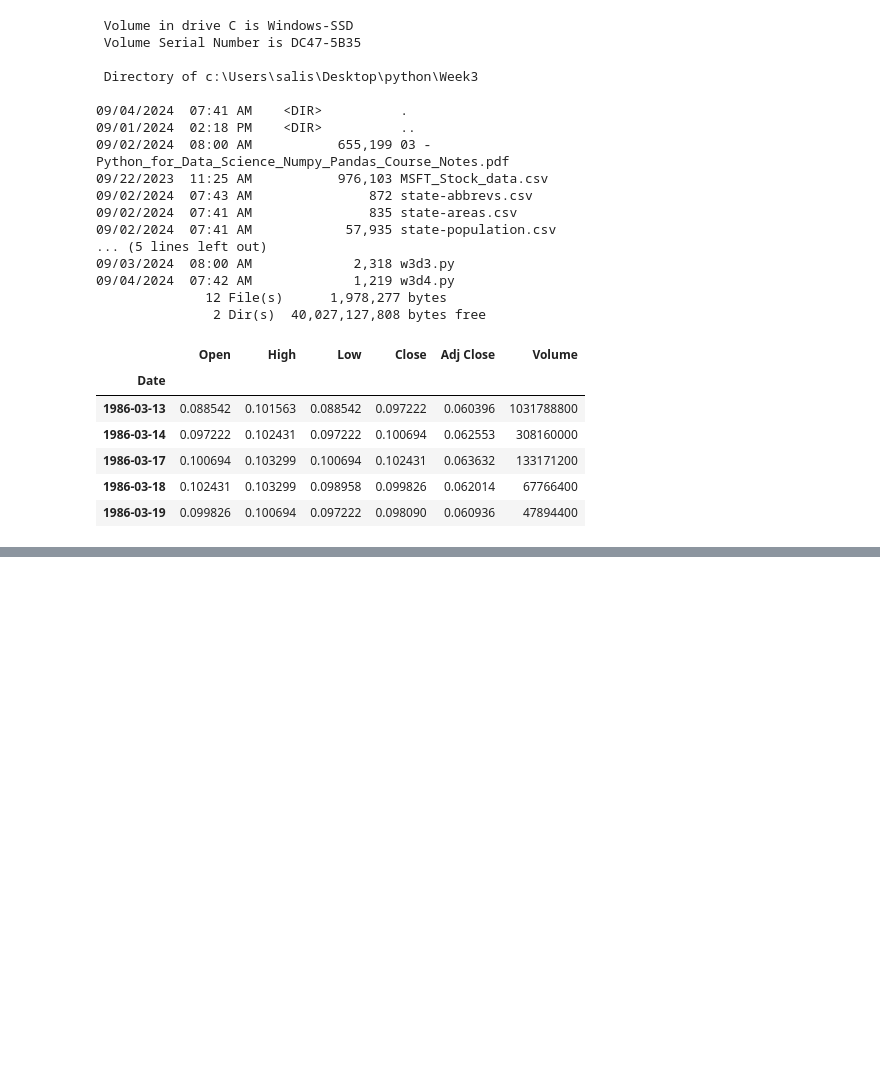
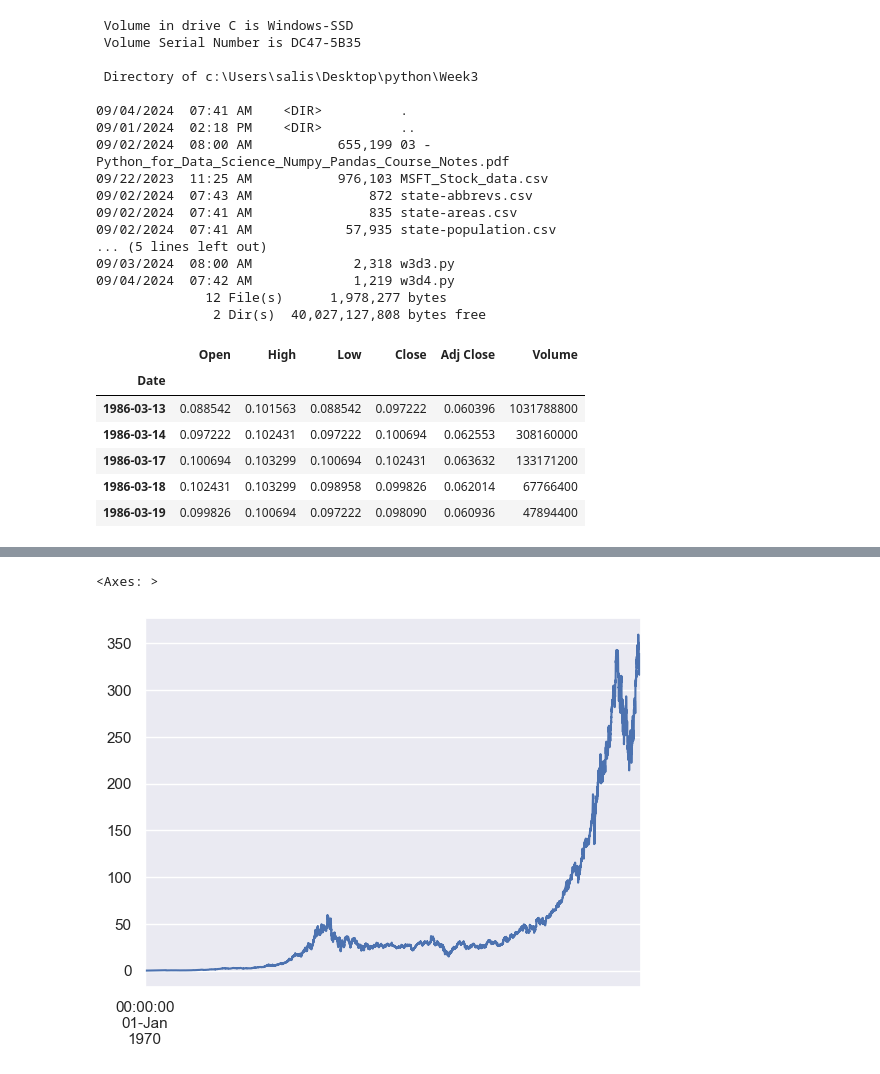
Before and after one commit to salishakya/mindrisers, a Jupyter notebook: Week3/w3d4.ipynb, the cells around one changed output, grey strips where cells are left out. Drawn from its saved outputs; the diff is of its cells as text; code cells hidden in the pictures; blank space fills up the shorter version.

```diff
--- a/Week3/w3d4.ipynb
+++ b/Week3/w3d4.ipynb
@@ -162,0 +170,2 @@ msft.head()
+# %%
+msft = pd.read_csv("MSFT_Stock_data.csv")
@@ -162,0 +187,10 @@ msft.head()
+# %%
+msft_close = msft["Close"]
+print(msft_close.index)
+print("previous data type is", msft_close.index.dtype)
+print("-" * 40)
+msft_close.index = pd.to_datetime(msft_close.index)
+print(msft_close.index)
+print("-" * 40)
+print("new data type is ", msft_close.index.dtype)
+print("-" * 40)
@@ -162,0 +215,18 @@ msft.head()
+# %%
+%matplotlib inline
+# Ensures that any plots generated by Matplotlib will be displayed directly in the Jupyter Notebook.
+
+import matplotlib.pyplot as plt
+# Imports the Matplotlib library and its 'pyplot' module, which provides a MATLAB-like interface for creating plots and visualizations.
+
+import seaborn
+# Imports the Seaborn library, which is built on top of Matplotlib and provides a high-level interface for drawing attractive and informative statistical graphics.
+
+seaborn.set_theme()
+# Sets the theme for Seaborn plots to the default theme, which enhances the visual aesthetics of the plots by using Seaborn's style settings.
+
+msft_close.plot()
+# Plots the data contained in the 'msft_close' variable, which is assumed to be a pandas Series or DataFrame, using Matplotlib's plotting function.
+# %% [output]
+<Axes: >
+[figure, added]
```
Also changed, not shown: parts of 23 cells of this notebook, 1 other file.
